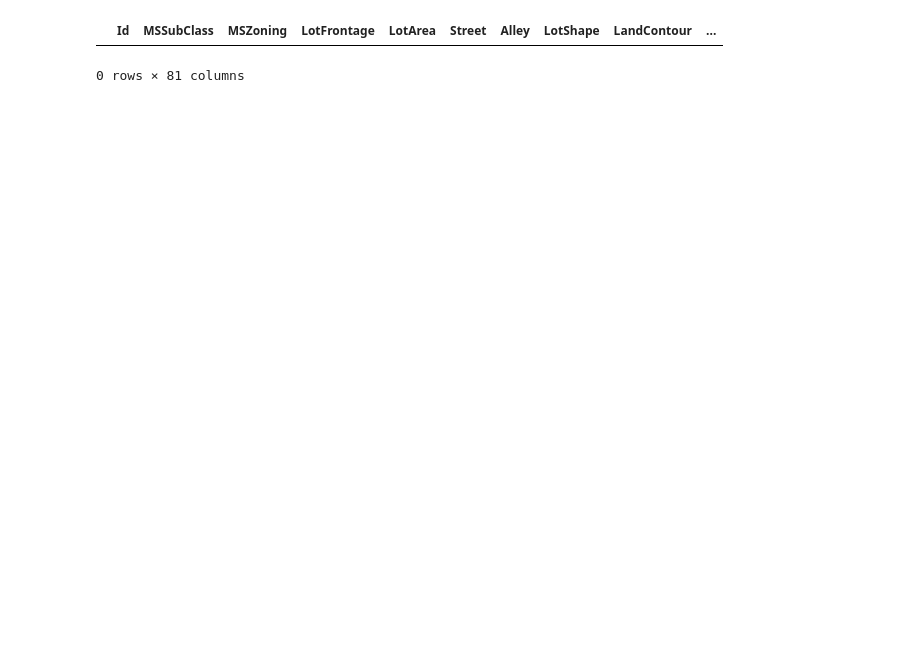
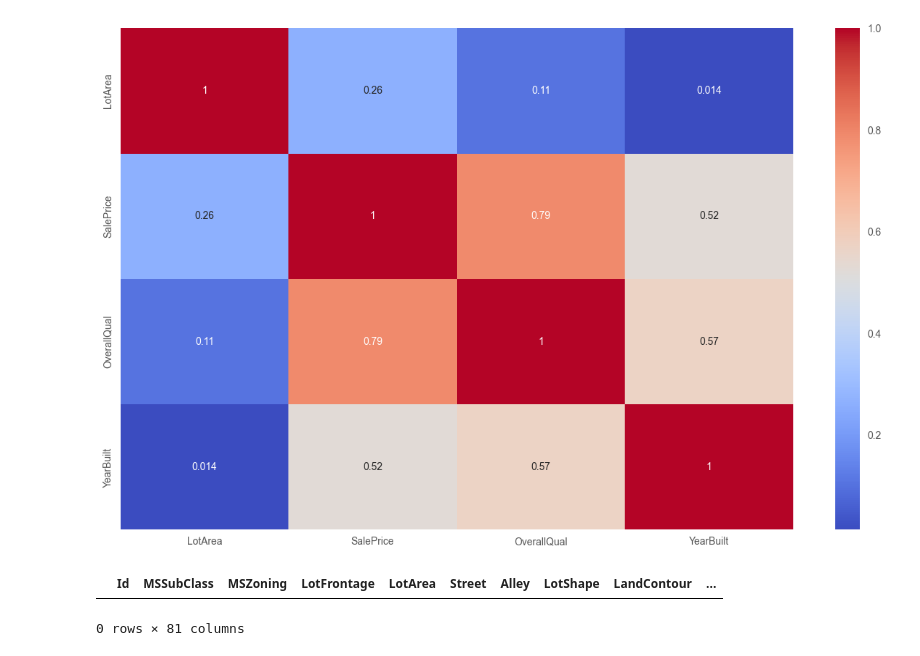
Before and after one commit to estebandonis/HT3-MineriadeDatos, a Jupyter notebook: lab3.ipynb, the cells around one changed output. Cells and saved outputs as stored; diff of their text form; code cells hidden in the pictures; blank space fills up the shorter version.

Commit message:
correlatio pt.2

```diff
--- a/lab3.ipynb
+++ b/lab3.ipynb
@@ -48,3 +38,14 @@ plt.show()
+# %%
+import seaborn as sns
+
+selected_columns = houses_df[['LotArea', 'SalePrice', 'OverallQual', 'YearBuilt']]
+
+correlation = selected_columns.corr()
+
+sns.heatmap(correlation, annot=True, cmap='coolwarm')
+plt.show()
+# %% [output]
+[figure, added]
 # %%
 # %% [output]
 |  | Id | MSSubClass | MSZoning | LotFrontage | LotArea | Street | Alley | LotShape | LandContour | ... |
```
Also changed, not shown: parts of 3 cells of this notebook.
